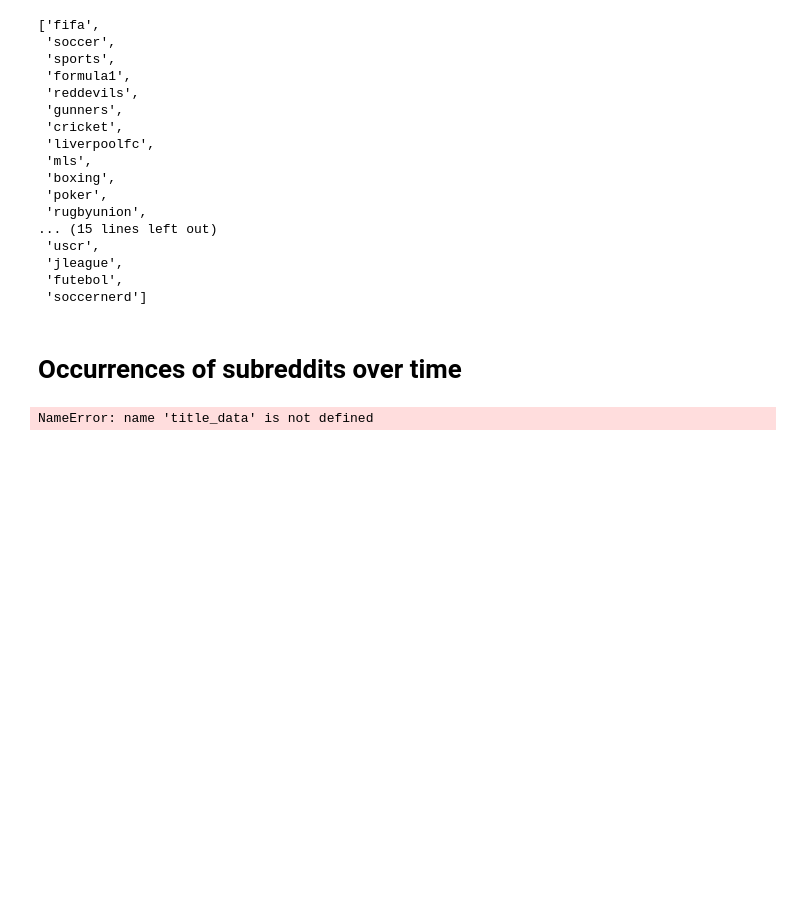
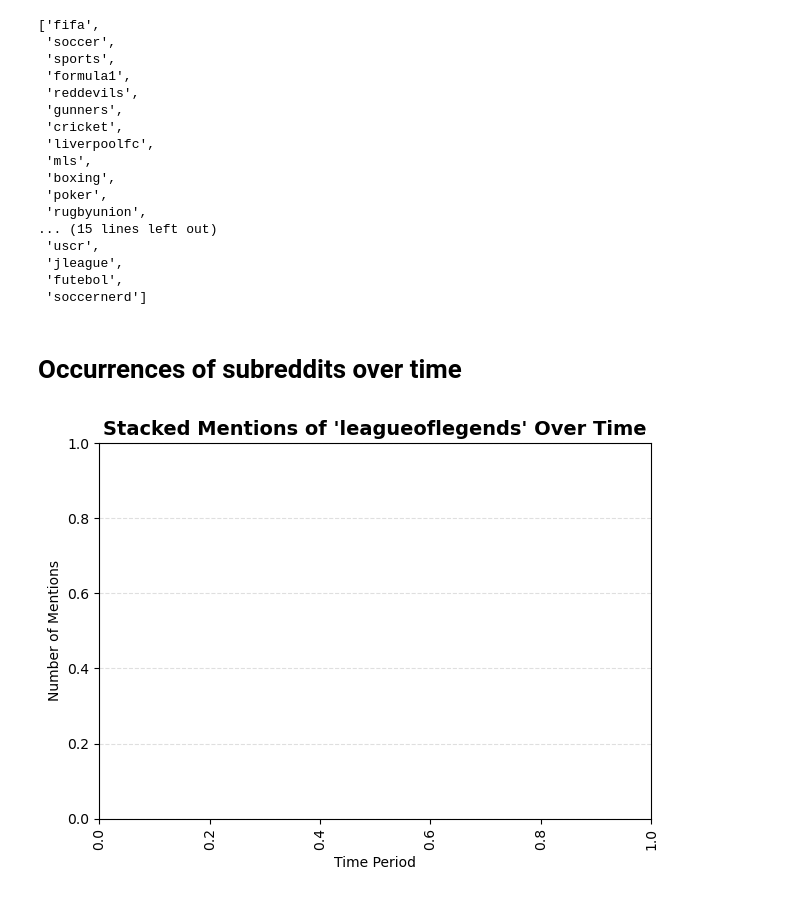
Before and after one commit to l0uisgrange/ada-2025-project, a Jupyter notebook: results.ipynb, the cells around one changed output. Drawn from its saved outputs; the diff is of its cells as text; code cells hidden in the pictures; blank space fills up the shorter version.

```diff
--- a/results.ipynb
+++ b/results.ipynb
@@ -381,42 +425,42 @@ pattern = "leagueoflegends"  # Options: "leagueoflegends", "dota2", "gaming", "s
 period = "M"  # "M" for monthly, "W" for weekly
 
 # Prepare data: filter mentions of the chosen subreddit
-title_mentions = title_data[
-    (title_data["SOURCE_SUBREDDIT"] == pattern) |
-    (title_data["TARGET_SUBREDDIT"] == pattern)
+title_mentions = df_title[
+    (df_title["SOURCE_SUBREDDIT"] == pattern) |
+    (df_title["TARGET_SUBREDDIT"] == pattern)
 ].copy()
 
-body_mentions = body_data[
-    (body_data["SOURCE_SUBREDDIT"] == pattern) |
-    (body_data["TARGET_SUBREDDIT"] == pattern)
+body_mentions = df_body[
+    (df_body["SOURCE_SUBREDDIT"] == pattern) |
+    (df_body["TARGET_SUBREDDIT"] == pattern)
 ].copy()
 
 # Convert timestamps
 title_mentions["TIMESTAMP"] = pd.to_datetime(title_mentions["TIMESTAMP"], errors="coerce")
 body_mentions["TIMESTAMP"] = pd.to_datetime(body_mentions["TIMESTAMP"], errors="coerce")
 
 # Assign period and count mentions
 title_mentions["PERIOD"] = title_mentions["TIMESTAMP"].dt.to_period(period)
 body_mentions["PERIOD"] = body_mentions["TIMESTAMP"].dt.to_period(period)
 
 counts_title = title_mentions.groupby("PERIOD").size()
 counts_body = body_mentions.groupby("PERIOD").size()
 
 # Combine into DataFrame
 counts_df = pd.DataFrame({
     "Title Mentions": counts_title,
     "Body Mentions": counts_body
 }).fillna(0)
 
 # Plot using the visualization function
 plot_mentions_over_time(
     counts_df,
     pattern=pattern,
     period=period
     # save_path=f'mentions_{pattern}_over_time.png'  # Uncomment to save
 );
 # %% [output]
-NameError: name 'title_data' is not defined
+[figure, added]
 # %%
 start_date = "2015-10-01"
 end_date = "2015-10-31"
```
Also changed, not shown: parts of 11 cells of this notebook, 2 other files.
